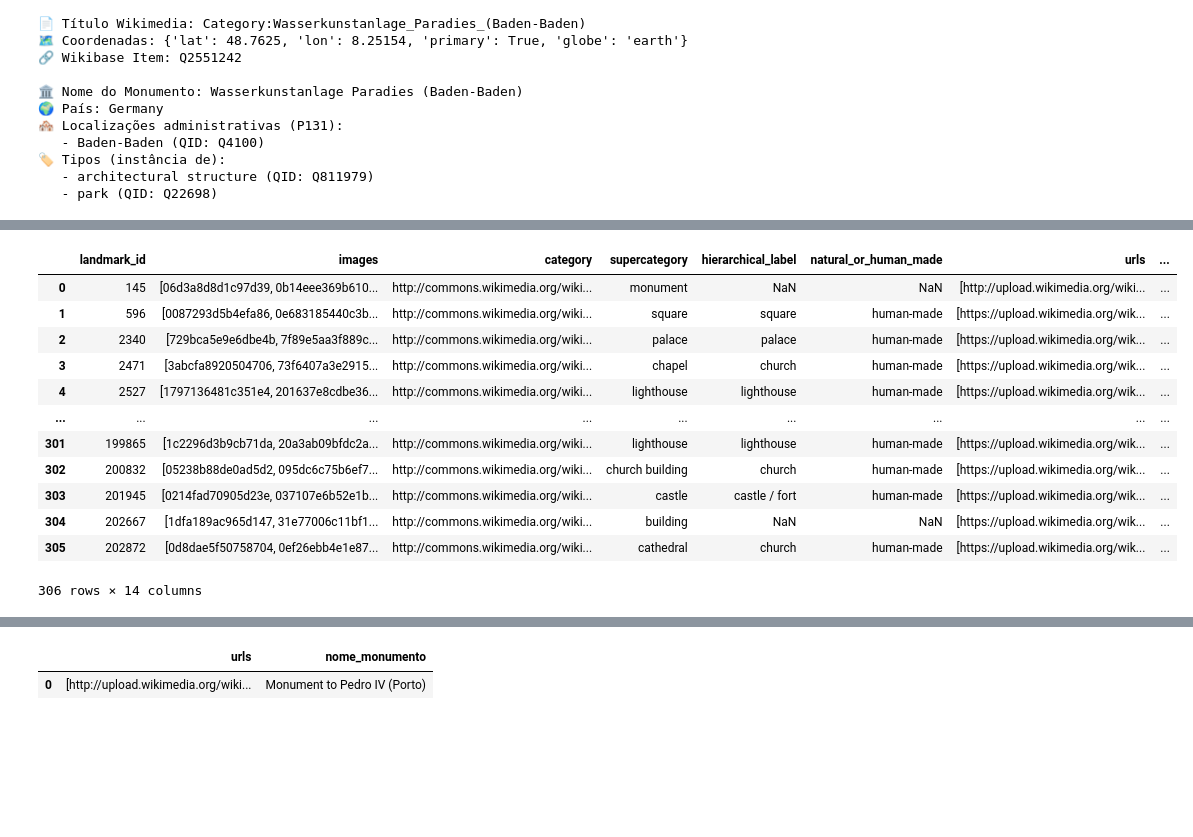
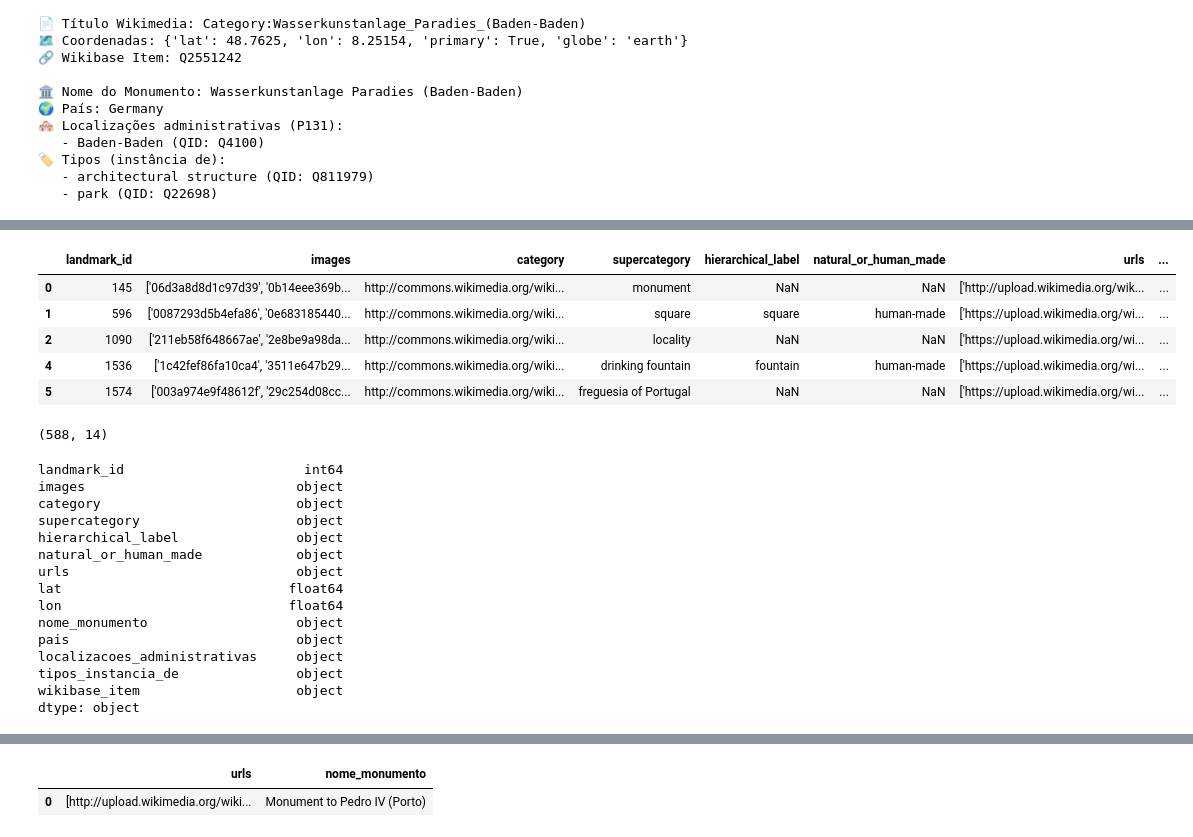
Before and after one commit to GothamAnalytics-7/APVC, a Jupyter notebook: APVC-ProjetoFinal/notebooks/APVC-Parte0.ipynb, the cells around one changed output, grey strips where cells are left out. Saved outputs shown, nothing was run; the diff lists cells and outputs as text; code cells hidden in the pictures; blank space fills up the shorter version.

```diff
--- a/APVC-ProjetoFinal/notebooks/APVC-Parte0.ipynb
+++ b/APVC-ProjetoFinal/notebooks/APVC-Parte0.ipynb
@@ -166,3 +166,6 @@ train_clean["urls"]
 81311                                                                                                                                                                                                    ...
 81312                                                                                                                                                                                                    ...
 Name: urls, Length: 81313, dtype: object
+# %%
+urls = train_clean['category'].dropna()
+urls
@@ -510,6 +507,9 @@ def extrair_detalhes_wikidata(entidade):
 
 def processar_url(url):
     try:
+        if pd.isna(url):  # <- ignora nulos
+            return [url, None, None, None, None, None, None, None]
+
         titulo = extrair_titulo(url)
         dados_wiki = obter_info_wikimedia(titulo)
         pagina = dados_wiki["query"]["pages"][0]
@@ -534,12 +534,12 @@ def processar_url(url):
         return [url, lat, lon, nome_monumento, pais, localizacoes, tipos, wikibase_item]
 
     except Exception as e:
-        print(f"Erro ao processar {url}: {e}")
+        # print(f"Erro ao processar {url}: {e}")
         return [url, None, None, None, None, None, None, None]
 
 # -------- Processamento paralelo --------
 
-def processar_urls_em_paralelo(urls, max_workers=10):
+def processar_urls_em_paralelo(urls, max_workers=15):
     resultados = []
     with ThreadPoolExecutor(max_workers=max_workers) as executor:
         tarefas = {executor.submit(processar_url, url): url for url in urls}
@@ -553,8 +553,7 @@ def processar_urls_em_paralelo(urls, max_workers=10):
 ficheiro_saida = dataLandMarkTrain_dir / "Monumentos_clean.csv"
 
 if not ficheiro_saida.exists():
-    # Exemplo: df_monumentos deve ter uma coluna 'category' com as URLs
-    urls = df_monumentos['category'].tolist()
+    urls = df_monumentos['category'].dropna().tolist()
     resultados = processar_urls_em_paralelo(urls)
 
     # Criar DataFrame a partir dos resultados
@@ -569,14 +568,23 @@ if not ficheiro_saida.exists():
         'wikibase_item'
     ]
     df_resultados = pd.DataFrame(resultados, columns=colunas)
+    df_resultados = df_resultados[df_resultados['pais'].notna()].reset_index(drop=True)
+
 
     # Juntar com o DataFrame original (caso queiras manter colunas extra)
     df_monumentos = df_monumentos.drop(columns=['lat', 'lon', 'nome_monumento', 'pais', 'localizacoes_administrativas', 'tipos_instancia_de', 'wikibase_item'], errors='ignore')
+    df_monumentos = df_monumentos[df_monumentos['category'].notna()]
+    df_monumentos = df_monumentos[df_monumentos['lat'].notna()]
     df_monumentos = df_monumentos.merge(df_resultados, on="category", how="left")
+    df_monumentos = df_monumentos[df_monumentos['pais'].notna()].reset_index(drop=True)
 
     # Guardar em CSV
     df_monumentos.to_csv(ficheiro_saida, index=False)
 
     # Mostrar primeiras linhas
     df_monumentos.head()
+else:
+    print(f"O ficheiro {ficheiro_saida} já existe.")
+    df_monumentos = pd.read_csv(ficheiro_saida)
+    df_monumentos.head()
 # %% [output]
@@ -591,21 +592,39 @@ Erro ao processar http://commons.wikimedia.org/wiki/Category:Notre-Dame-de-l'Ass
 # %%
+pd.reset_option('display.max_colwidth')
 Pais_escolhido = "Portugal"
 df_monumentos_pt = df_monumentos[df_monumentos["pais"] == Pais_escolhido].reset_index(drop=True)
+df_monumentos_pt = df_monumentos_pt[df_monumentos_pt['lat'].notna()]
 
 # Guardar em CSV
+
 df_monumentos_pt.to_csv(dataLandMarkTrain_dir / "Monumentos_Portugueses.csv", index=False)
-df_monumentos_pt
+df_monumentos_pt.head()
 # %% [output]
 |  | landmark_id | images | category | supercategory | hierarchical_label | natural_or_human_made | urls | ... |
-| 0 | 145 | [06d3a8d8d1c97d39, 0b14eee369b610... | http://commons.wikimedia.org/wiki... | monument | NaN | NaN | [http://upload.wikimedia.org/wiki... | ... |
-| 1 | 596 | [0087293d5b4efa86, 0e683185440c3b... | http://commons.wikimedia.org/wiki... | square | square | human-made | [https://upload.wikimedia.org/wik... | ... |
-| 2 | 2340 | [729bca5e9e6dbe4b, 7f89e5aa3f889c... | http://commons.wikimedia.org/wiki... | palace | palace | human-made | [https://upload.wikimedia.org/wik... | ... |
-| 3 | 2471 | [3abcfa8920504706, 73f6407a3e2915... | http://commons.wikimedia.org/wiki... | chapel | church | human-made | [https://upload.wikimedia.org/wik... | ... |
-| 4 | 2527 | [1797136481c351e4, 201637e8cdbe36... | http://commons.wikimedia.org/wiki... | lighthouse | lighthouse | human-made | [https://upload.wikimedia.org/wik... | ... |
-| ... | ... | ... | ... | ... | ... | ... | ... | ... |
-| 301 | 199865 | [1c2296d3b9cb71da, 20a3ab09bfdc2a... | http://commons.wikimedia.org/wiki... | lighthouse | lighthouse | human-made | [https://upload.wikimedia.org/wik... | ... |
-| 302 | 200832 | [05238b88de0ad5d2, 095dc6c75b6ef7... | http://commons.wikimedia.org/wiki... | church building | church | human-made | [https://upload.wikimedia.org/wik... | ... |
-| 303 | 201945 | [0214fad70905d23e, 037107e6b52e1b... | http://commons.wikimedia.org/wiki... | castle | castle / fort | human-made | [https://upload.wikimedia.org/wik... | ... |
-| 304 | 202667 | [1dfa189ac965d147, 31e77006c11bf1... | http://commons.wikimedia.org/wiki... | building | NaN | NaN | [https://upload.wikimedia.org/wik... | ... |
-| 305 | 202872 | [0d8dae5f50758704, 0ef26ebb4e1e87... | http://commons.wikimedia.org/wiki... | cathedral | church | human-made | [https://upload.wikimedia.org/wik... | ... |
+| 0 | 145 | ['06d3a8d8d1c97d39', '0b14eee369b... | http://commons.wikimedia.org/wiki... | monument | NaN | NaN | ['http://upload.wikimedia.org/wik... | ... |
+| 1 | 596 | ['0087293d5b4efa86', '0e683185440... | http://commons.wikimedia.org/wiki... | square | square | human-made | ['https://upload.wikimedia.org/wi... | ... |
+| 2 | 1090 | ['211eb58f648667ae', '2e8be9a98da... | http://commons.wikimedia.org/wiki... | locality | NaN | NaN | ['https://upload.wikimedia.org/wi... | ... |
+| 4 | 1536 | ['1c42fef86fa10ca4', '3511e647b29... | http://commons.wikimedia.org/wiki... | drinking fountain | fountain | human-made | ['https://upload.wikimedia.org/wi... | ... |
+| 5 | 1574 | ['003a974e9f48612f', '29c254d08cc... | http://commons.wikimedia.org/wiki... | freguesia of Portugal | NaN | NaN | ['https://upload.wikimedia.org/wi... | ... |
-306 rows × 14 columns
+# %%
+df_monumentos_pt.shape
+# %% [output]
+(588, 14)
+# %%
+df_monumentos_pt.dtypes
+# %% [output]
+landmark_id                       int64
+images                           object
+category                         object
+supercategory                    object
+hierarchical_label               object
+natural_or_human_made            object
+urls                             object
+lat                             float64
+lon                             float64
+nome_monumento                   object
+pais                             object
+localizacoes_administrativas     object
+tipos_instancia_de               object
+wikibase_item                    object
+dtype: object
```
Also changed, not shown: parts of 31 cells of this notebook.
